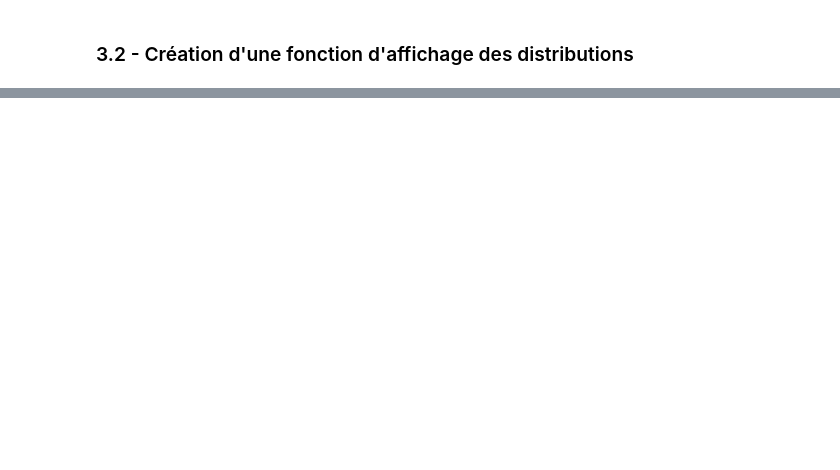
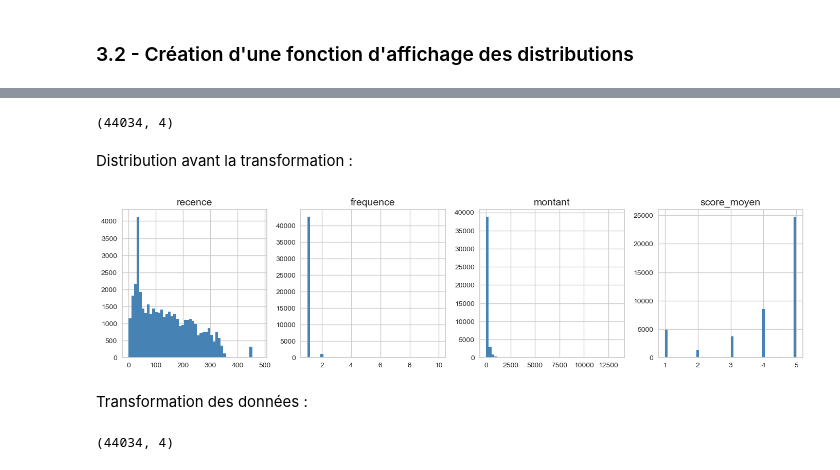
Before and after one commit to ludovic-source/Data_scientist_formation, a Jupyter notebook: projet_5/Projet_5_simulation.ipynb, the cells around one changed output, grey strips where cells are left out. Drawn from its saved outputs; the diff is of its cells as text; code cells hidden in the pictures; blank space fills up the shorter version.

```diff
--- a/projet_5/Projet_5_simulation.ipynb
+++ b/projet_5/Projet_5_simulation.ipynb
@@ -339,0 +341,3 @@ print_features_distribution(df)
+# %%
+X_0 = get_olist_data_per_order_purchase_timestamp("2017-12-31 23:59:59")
+X_0.head()
@@ -339,0 +351,17 @@ print_features_distribution(df)
+# %%
+X_0.shape
+# %% [output]
+(44034, 4)
+# %% [markdown]
+Distribution avant la transformation :
+# %%
+print_features_distribution(X_0)
+# %% [output]
+[figure, added]
+# %% [markdown]
+Transformation des données :
+# %%
+X_0 = transform_df(X_0)
+X_0.shape
+# %% [output]
+(44034, 4)
```
Also changed, not shown: parts of 18 cells of this notebook.
